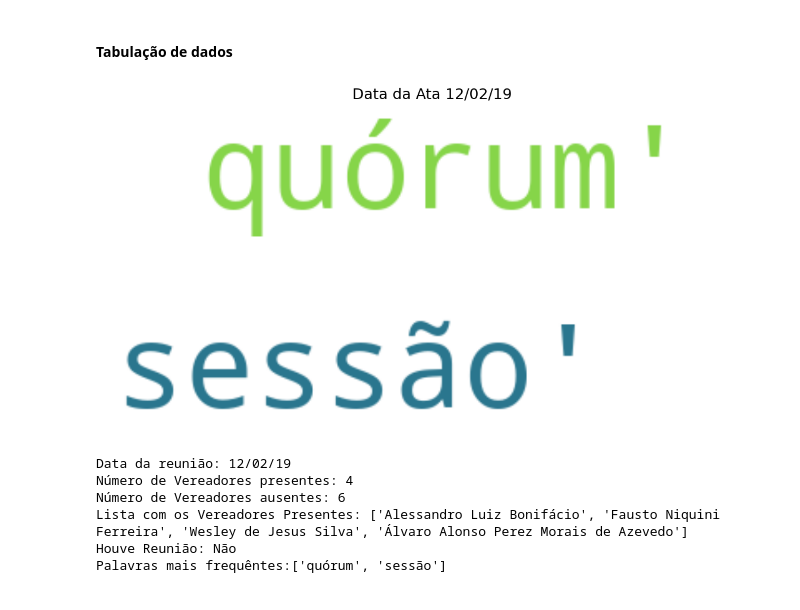
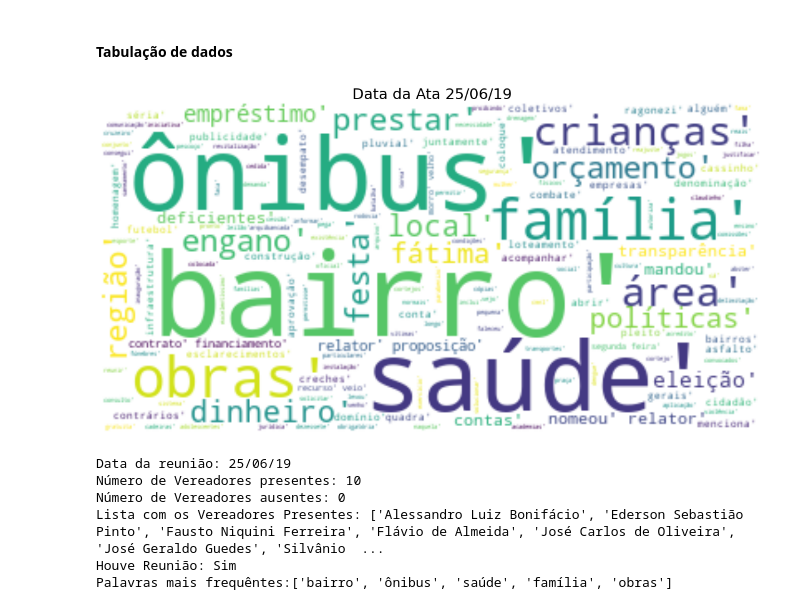
Before and after one commit to MichelAngelo7/NovaLima, a Jupyter notebook: Nuvem de palavras/NuvemDePalavrasPdfMiner.ipynb, the cells around one changed output. Saved outputs shown, nothing was run; the diff lists cells and outputs as text; code cells hidden in the pictures.

```diff
--- a/Nuvem de palavras/NuvemDePalavrasPdfMiner.ipynb
+++ b/Nuvem de palavras/NuvemDePalavrasPdfMiner.ipynb
@@ -27,7 +27,7 @@ from funcionalidades import backend
 
 
 #"Ata: ['-r.o.-25-06-19.pdf'] NumeroPaginas: 26"
-#url = "https://www.cmnovalima.mg.gov.br/wp-content/uploads/2019/07/ata-r.o.-25-06-19.pdf"
+url = "https://www.cmnovalima.mg.gov.br/wp-content/uploads/2019/07/ata-r.o.-25-06-19.pdf"
 
 
 #"Ata: ['-r.o.-28-05-19-1.pdf'] NumeroPaginas: 28"
@@ -45,7 +45,7 @@ from funcionalidades import backend
 #url= "https://www.cmnovalima.mg.gov.br/wp-content/uploads/2019/04/ata-r.o.-02-04-19.pdf"
 
 #"Ata: ['-r.o.-12-02-19.pdf'] NumeroPaginas: 1
-url = "https://www.cmnovalima.mg.gov.br/wp-content/uploads/2019/02/ata-r.o.-12-02-19.pdf"
+#url = "https://www.cmnovalima.mg.gov.br/wp-content/uploads/2019/02/ata-r.o.-12-02-19.pdf"
 # %% [markdown]
 #### Obteção de Dados
 # %%
@@ -66,16 +66,16 @@ resultado = backend.filtos(text)
 # %%
 backend.nuvem_palavras(resultado,  f"Data da Ata {backend.data_reuniao(url)}")
 print(f"Data da reunião: {backend.data_reuniao(url)}")
 backend.dados_ata(text)
 pesquisar = backend.palavras_frequentes(resultado)
 print(f"Palavras mais frequêntes:{pesquisar}")
 
-#backend.diconario(pesquisar)
+backend.diconario(pesquisar)
 # %% [output]
-[figure, old version]
+[figure, new version]
-Data da reunião: 12/02/19
-Número de Vereadores presentes: 4
-Número de Vereadores ausentes: 6
-Lista com os Vereadores Presentes: ['Alessandro Luiz Bonifácio', 'Fausto Niquini Ferreira', 'Wesley de Jesus Silva', 'Álvaro Alonso Perez Morais de Azevedo']
-Houve Reunião: Não
-Palavras mais frequêntes:['quórum', 'sessão']
+Data da reunião: 25/06/19
+Número de Vereadores presentes: 10
+Número de Vereadores ausentes: 0
+Lista com os Vereadores Presentes: ['Alessandro Luiz Bonifácio', 'Ederson Sebastião Pinto', 'Fausto Niquini Ferreira', 'Flávio de Almeida', 'José Carlos de Oliveira', 'José Geraldo Guedes', 'Silvânio  ...
+Houve Reunião: Sim
+Palavras mais frequêntes:['bairro', 'ônibus', 'saúde', 'família', 'obras']
```
Also changed, not shown: parts of 1 cell of this notebook.
